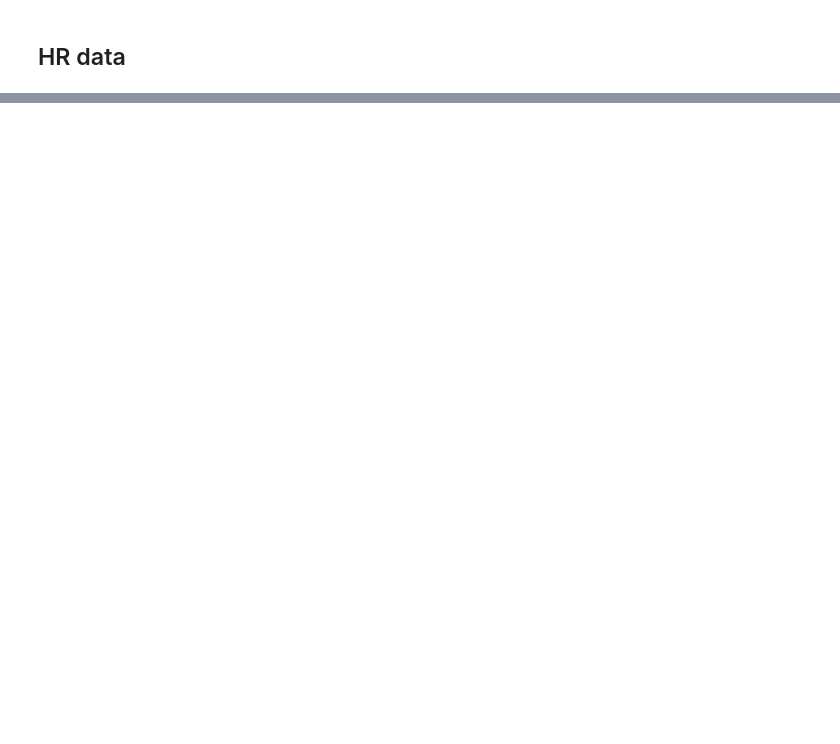
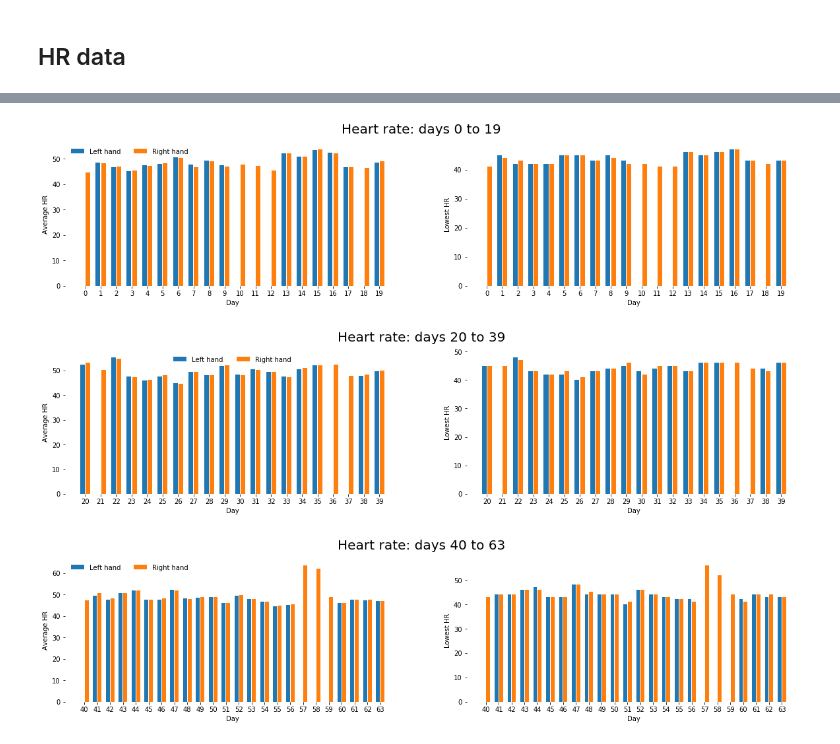
Before and after one commit to hietalajulius/oura-data-analysis, a Jupyter notebook: Oura Data Analysis.ipynb, the cells around one changed output, grey strips where cells are left out. Saved outputs shown, nothing was run; the diff lists cells and outputs as text; code cells hidden in the pictures; blank space fills up the shorter version.

```diff
--- a/Oura Data Analysis.ipynb
+++ b/Oura Data Analysis.ipynb
@@ -76,0 +80,45 @@ plot_data(lowest_hr_column, "Heart rate")
+# %%
+def plot_hr_data(begin=0, end=30):
+    barwidth = 0.3
+    separation = 0.05
+    rng = end-begin
+
+    x = np.array(range(rng))
+    fig, (ax1, ax2) = plt.subplots(1,2,figsize=(20,4))
+
+    average_left = df_left_hand[average_hr_column][begin:end]
+    lowest_left = df_left_hand[lowest_hr_column][begin:end]
+
+    average_right = df_right_hand[average_hr_column][begin:end]
+    lowest_right = df_right_hand[lowest_hr_column][begin:end]
+
+
+    ax1.bar(x-barwidth-separation, average_left, width=barwidth, align='center', label="Left hand")
+    ax2.bar(x-barwidth-separation, lowest_left, width=barwidth,  align='center')
+
+    ax1.bar(x, average_right, width=barwidth, align='center', label="Right hand")
+    ax2.bar(x, lowest_right, width=barwidth,  align='center')
+
+    ax1.set_xticklabels([str(day) for day in range(begin,end)])
+    ax1.set_xticks(x-barwidth/2-separation/2)
+
+    ax2.set_xticklabels([str(day) for day in range(begin,end)])
+    ax2.set_xticks(x-barwidth/2-separation/2)
+
+    ax1.set(frame_on=False)
+    ax1.set(ylabel="Average HR", xlabel="Day")
+    ax2.set(frame_on=False)
+    ax2.set(ylabel="Lowest HR", xlabel="Day")
+    fig.suptitle("Heart rate: days "  + str(begin) + " to " + str(end-1), fontsize=20)
+    ax1.legend(fancybox=True, ncol=2, frameon=False);
+
+
+    plt.show()
+
+plot_hr_data(0,20)
+plot_hr_data(20,40)
+plot_hr_data(40,64)
+# %% [output]
+[figure, added]
+[figure, added]
+[figure, added]
```
Also changed, not shown: parts of 6 cells of this notebook.
